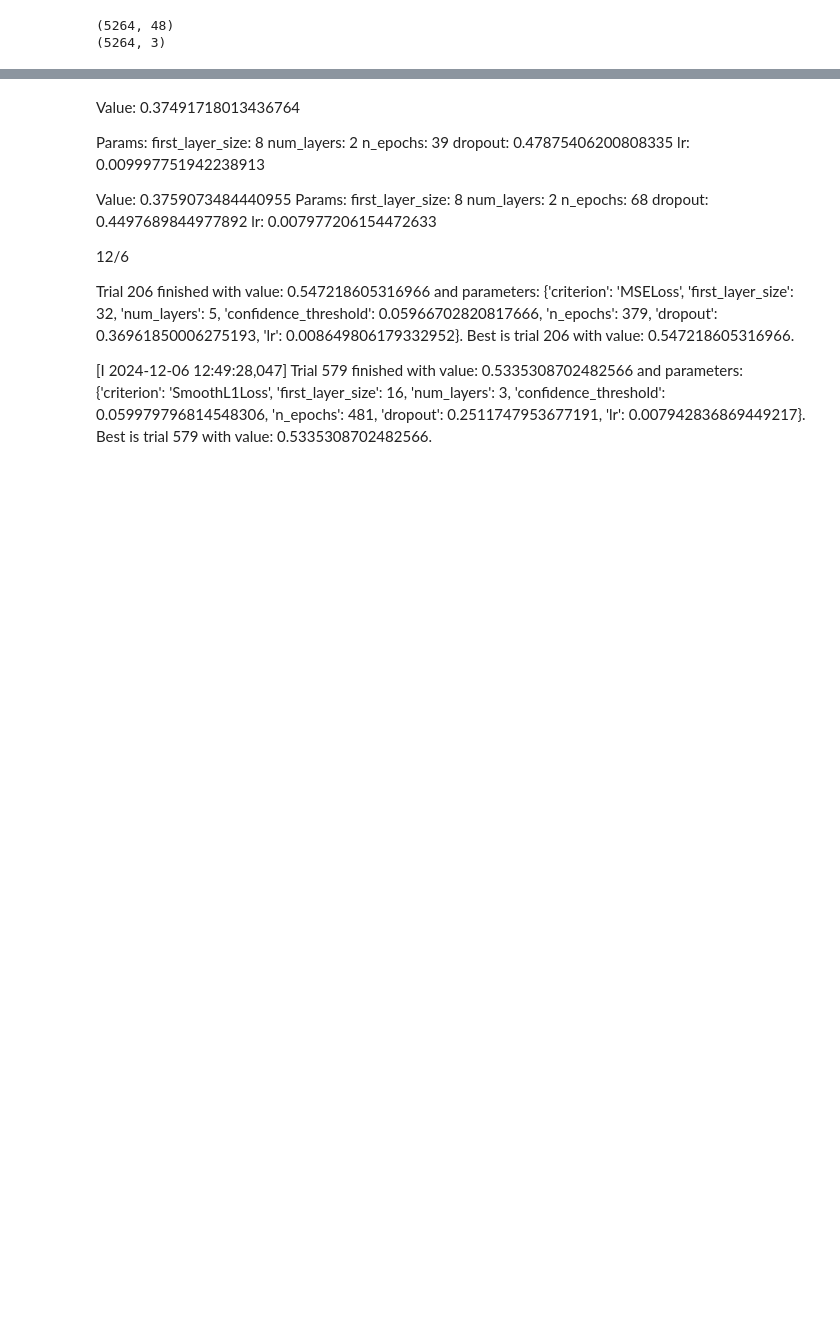
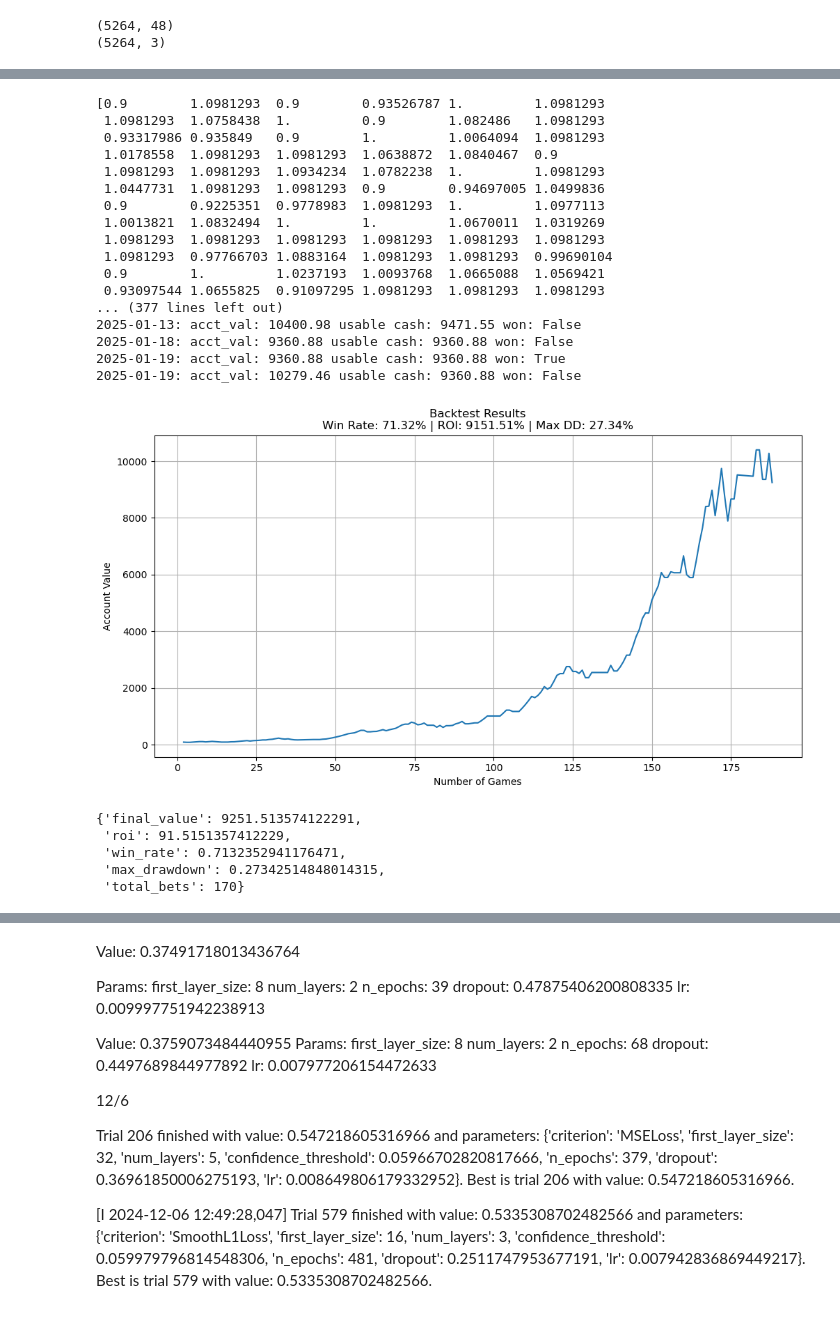
Before and after one commit to forbesjon2/NFL, a Jupyter notebook: NFL_ANN.ipynb, the cells around one changed output, grey strips where cells are left out. Saved outputs shown, nothing was run; the diff lists cells and outputs as text; code cells hidden in the pictures; blank space fills up the shorter version.

```diff
--- a/NFL_ANN.ipynb
+++ b/NFL_ANN.ipynb
@@ -654,3 +667,32 @@ confidence_threshold = best_params['confidence_threshold']
+# %%
+performance_tensor = nfl_custom_criterion(probas, perf_y_col_tensor, 0.5, 0.1, True).numpy()
+print(performance_tensor)
+print(perf_date_col)
+nfl_utils.backtest_model_custom_loss(performance_tensor, perf_date_col, initial_capital=100, show_plot=True)
+# %% [output]
+[0.9        1.0981293  0.9        0.93526787 1.         1.0981293
+ 1.0981293  1.0758438  1.         0.9        1.082486   1.0981293
+ 0.93317986 0.935849   0.9        1.         1.0064094  1.0981293
+ 1.0178558  1.0981293  1.0981293  1.0638872  1.0840467  0.9
+ 1.0981293  1.0981293  1.0934234  1.0782238  1.         1.0981293
+ 1.0447731  1.0981293  1.0981293  0.9        0.94697005 1.0499836
+ 0.9        0.9225351  0.9778983  1.0981293  1.         1.0977113
+ 1.0013821  1.0832494  1.         1.         1.0670011  1.0319269
+ 1.0981293  1.0981293  1.0981293  1.0981293  1.0981293  1.0981293
+ 1.0981293  0.97766703 1.0883164  1.0981293  1.0981293  0.99690104
+ 0.9        1.         1.0237193  1.0093768  1.0665088  1.0569421
+ 0.93097544 1.0655825  0.91097295 1.0981293  1.0981293  1.0981293
+... (377 lines left out)
+2025-01-13: acct_val: 10400.98 usable cash: 9471.55 won: False
+2025-01-18: acct_val: 9360.88 usable cash: 9360.88 won: False
+2025-01-19: acct_val: 9360.88 usable cash: 9360.88 won: True
+2025-01-19: acct_val: 10279.46 usable cash: 9360.88 won: False
+[figure, added]
+{'final_value': 9251.513574122291,
+ 'roi': 91.5151357412229,
+ 'win_rate': 0.7132352941176471,
+ 'max_drawdown': 0.27342514848014315,
+ 'total_bets': 170}
 # %%
 nfl_utils.backtest_model(model, perf_conts, perf_y_col, perf_date_col, initial_capital=1000, position_size=0.1,
                    confidence_threshold=0.0, show_plot=True, max_won_odds=2.2)
```
Also changed, not shown: parts of 6 cells of this notebook, 2 other files.
